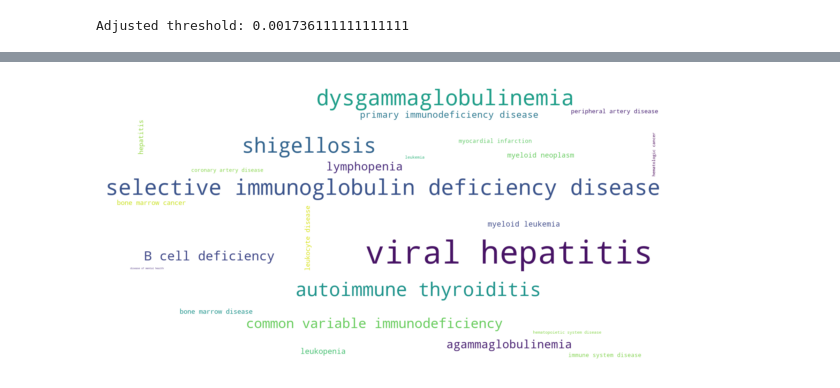
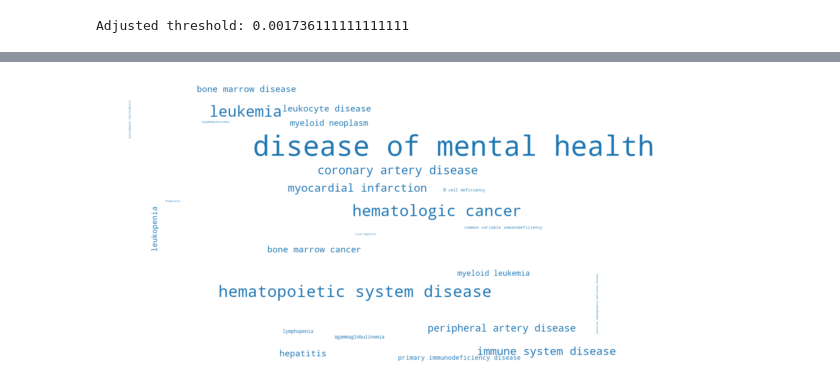
Before and after one commit to Mmiglio/BiologicalData, a Jupyter notebook: code/part2/DiseaseOntology.ipynb, the cells around one changed output, grey strips where cells are left out. Cells and saved outputs as stored; diff of their text form; code cells hidden in the pictures.

```diff
--- a/code/part2/DiseaseOntology.ipynb
+++ b/code/part2/DiseaseOntology.ipynb
@@ -106,18 +113,18 @@ result_fisher[filter_terms].head()
 # %%
 # Num of words to be drawn
 N = 30
 
 wc = draw_word_cloud(
     df = result_fisher[filter_terms],
     N = N,
     score = 'OddRatio',
-    under_represented = False
+    under_represented = True
 )
 
 # Plot
 plt.figure(figsize=(10, 10))
 plt.imshow(wc, interpolation="bilinear")
 plt.axis("off")
 plt.show()
 # %% [output]
-[figure, old version]
+[figure, new version]
```
Also changed, not shown: parts of 48 cells of this notebook.
